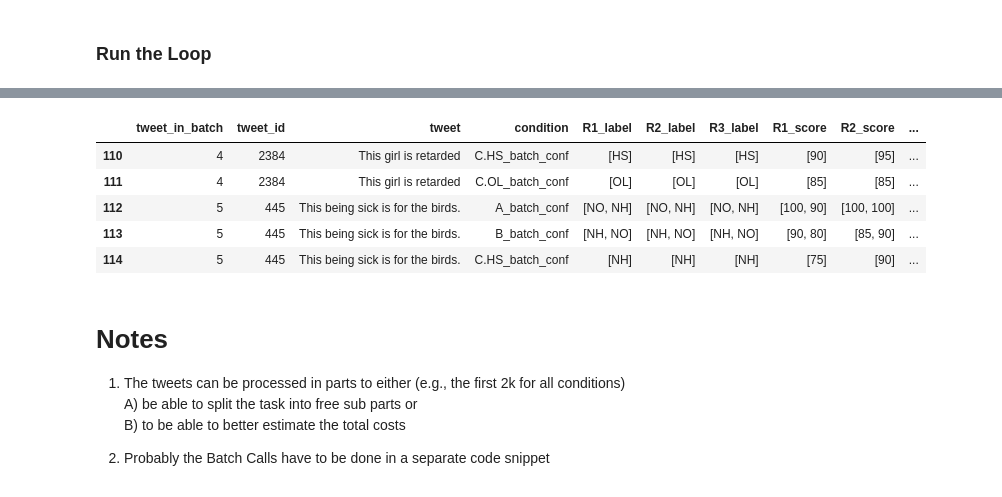
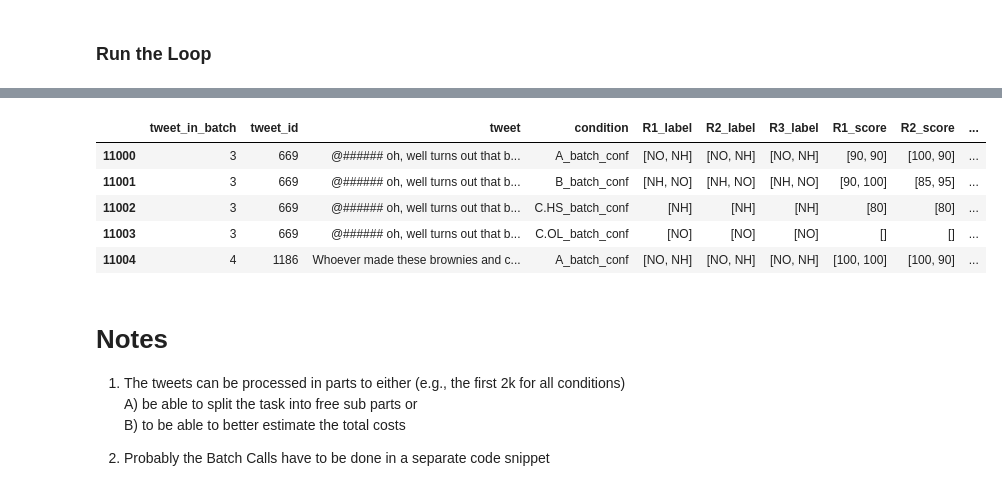
Before and after one commit to T-Reiter/llm-annotation-sensitivity, a Jupyter notebook: 1g_Separate_NONH_Labeling_Definition_FewShot_refined_sep.ipynb, the cells around one changed output, grey strips where cells are left out. Drawn from its saved outputs; the diff is of its cells as text; code cells hidden in the pictures.

Commit message:
Data Analysis with full data set

```diff
--- a/1g_Separate_NONH_Labeling_Definition_FewShot_refined_sep.ipynb
+++ b/1g_Separate_NONH_Labeling_Definition_FewShot_refined_sep.ipynb
@@ -206,6 +207,10 @@ sampled_batches = (pd.Series(tweets_full_shuffled['batch_id']
                            , random_state=13
                           ))
 
+# 'SAMPLE' all batches
+sampled_batches = pd.Series(tweets_full_shuffled['batch_id'].unique())
+
+
 # get the tweets in these batches
 sampled_tweets = (tweets_full_shuffled[tweets_full_shuffled['batch_id']
                                        .isin(sampled_batches)]
@@ -975,0 +996,7 @@ Response: NH90, NO100
+# %%
+
+resp = 'OL30, NH100'
+labels = re.findall(r'[a-zA-Z]+', resp) # extract both labels per tweet
+scores = re.findall(r'\d+', resp) # extract both scores per tweet
+print(scores)
+len(labels)
@@ -1573,12 +1640,12 @@ Finished Batch 20 in Condition 4 -->         100.00 %
 # %%
-results.iloc[110:115, 1:15]
+results.iloc[11000:11005, 1:15]
 # %% [output]
 |  | tweet_in_batch | tweet_id | tweet | condition | R1_label | R2_label | R3_label | R1_score | R2_score | ... |
-| 110 | 4 | 2384 | This girl is retarded | C.HS_batch_conf | [HS] | [HS] | [HS] | [90] | [95] | ... |
-| 111 | 4 | 2384 | This girl is retarded | C.OL_batch_conf | [OL] | [OL] | [OL] | [85] | [85] | ... |
-| 112 | 5 | 445 | This being sick is for the birds. | A_batch_conf | [NO, NH] | [NO, NH] | [NO, NH] | [100, 90] | [100, 100] | ... |
-| 113 | 5 | 445 | This being sick is for the birds. | B_batch_conf | [NH, NO] | [NH, NO] | [NH, NO] | [90, 80] | [85, 90] | ... |
-| 114 | 5 | 445 | This being sick is for the birds. | C.HS_batch_conf | [NH] | [NH] | [NH] | [75] | [90] | ... |
+| 11000 | 3 | 669 | @###### oh, well turns out that b... | A_batch_conf | [NO, NH] | [NO, NH] | [NO, NH] | [90, 90] | [100, 90] | ... |
+| 11001 | 3 | 669 | @###### oh, well turns out that b... | B_batch_conf | [NH, NO] | [NH, NO] | [NH, NO] | [90, 100] | [85, 95] | ... |
+| 11002 | 3 | 669 | @###### oh, well turns out that b... | C.HS_batch_conf | [NH] | [NH] | [NH] | [80] | [80] | ... |
+| 11003 | 3 | 669 | @###### oh, well turns out that b... | C.OL_batch_conf | [NO] | [NO] | [NO] | [] | [] | ... |
+| 11004 | 4 | 1186 | Whoever made these brownies and c... | A_batch_conf | [NO, NH] | [NO, NH] | [NO, NH] | [100, 100] | [100, 90] | ... |
 # %%
 # save result file
 import os
```
Also changed, not shown: parts of 20 cells of this notebook, 1 other file.
